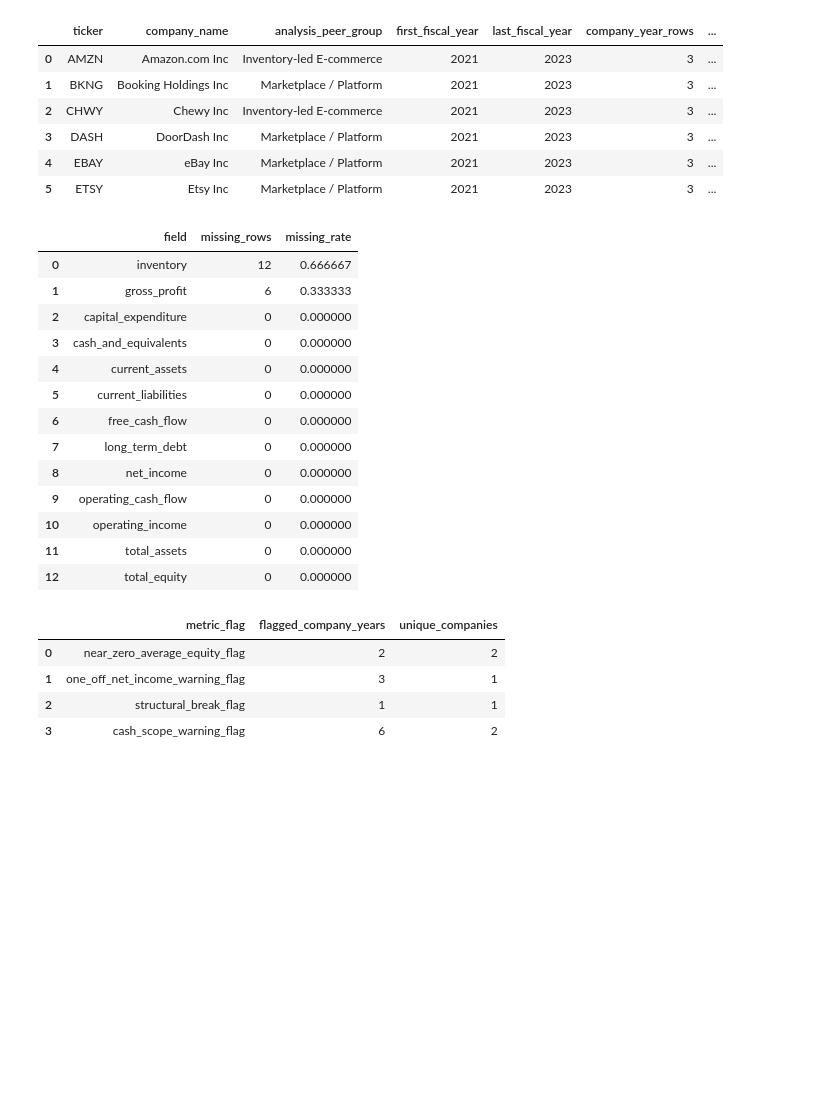
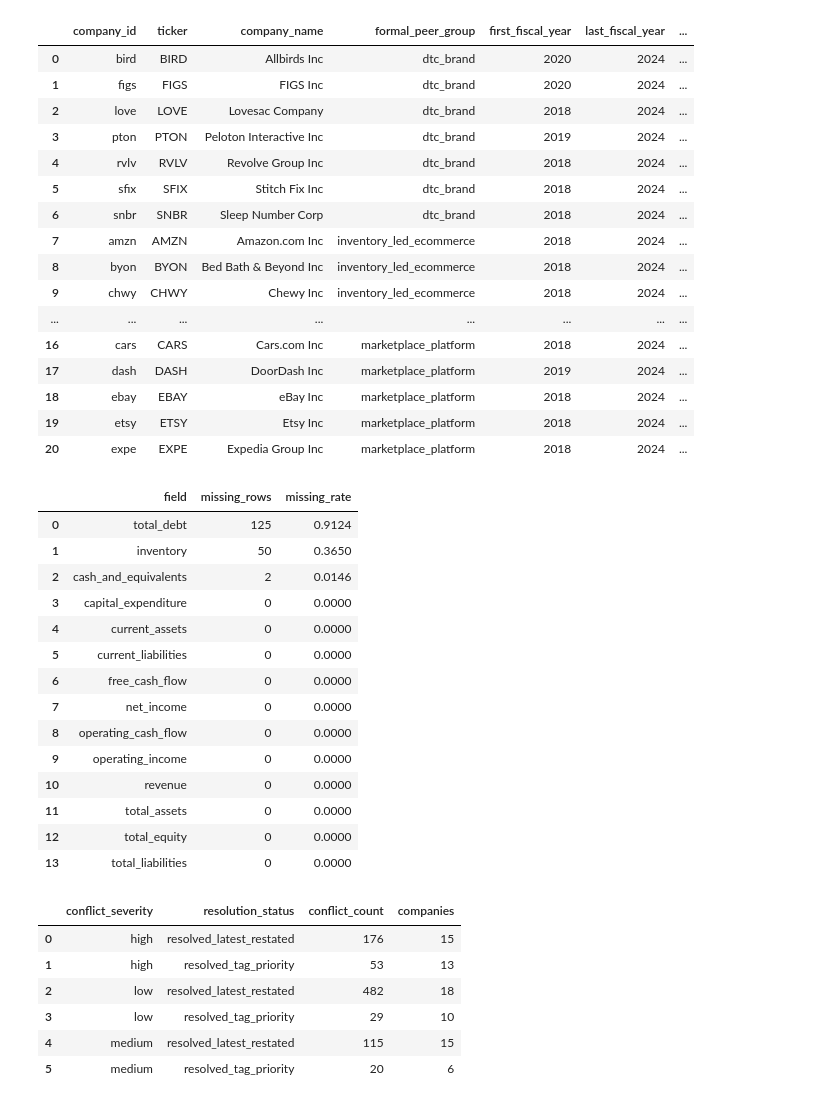
Before and after one commit to yifanwang-mvrk/financial-health-screener, a Jupyter notebook: notebooks/02_data_quality.ipynb, the cells around one changed output. Drawn from its saved outputs; the diff is of its cells as text; code cells hidden in the pictures; blank space fills up the shorter version.

```diff
--- a/notebooks/02_data_quality.ipynb
+++ b/notebooks/02_data_quality.ipynb
@@ -13,3 +13,4 @@ ROOT = Path.cwd()
 if ROOT.name == 'notebooks':
     ROOT = ROOT.parent
 pd.set_option('display.max_columns', 100)
+pd.set_option('display.float_format', lambda value: f'{value:,.4f}')
@@ -16,36 +21,51 @@ pd.set_option('display.max_columns', 100)
 # %%
 coverage = pd.read_csv(ROOT / 'data/processed/q1_coverage_summary.csv')
 missingness = pd.read_csv(ROOT / 'data/processed/q1_missingness_summary.csv')
+conflicts = pd.read_csv(ROOT / 'data/processed/q1_conflict_summary.csv')
 flags = pd.read_csv(ROOT / 'data/processed/q1_metric_flag_summary.csv')
 waterfall = pd.read_csv(ROOT / 'data/processed/q1_h1_exclusion_waterfall.csv')
 display(coverage)
 display(missingness)
+display(conflicts)
 display(flags)
 display(waterfall)
 # %% [output]
-|  | ticker | company_name | analysis_peer_group | first_fiscal_year | last_fiscal_year | company_year_rows | ... |
-| 0 | AMZN | Amazon.com Inc | Inventory-led E-commerce | 2021 | 2023 | 3 | ... |
-| 1 | BKNG | Booking Holdings Inc | Marketplace / Platform | 2021 | 2023 | 3 | ... |
-| 2 | CHWY | Chewy Inc | Inventory-led E-commerce | 2021 | 2023 | 3 | ... |
-| 3 | DASH | DoorDash Inc | Marketplace / Platform | 2021 | 2023 | 3 | ... |
-| 4 | EBAY | eBay Inc | Marketplace / Platform | 2021 | 2023 | 3 | ... |
-| 5 | ETSY | Etsy Inc | Marketplace / Platform | 2021 | 2023 | 3 | ... |
+|  | company_id | ticker | company_name | formal_peer_group | first_fiscal_year | last_fiscal_year | ... |
+| 0 | bird | BIRD | Allbirds Inc | dtc_brand | 2020 | 2024 | ... |
+| 1 | figs | FIGS | FIGS Inc | dtc_brand | 2020 | 2024 | ... |
+| 2 | love | LOVE | Lovesac Company | dtc_brand | 2018 | 2024 | ... |
+| 3 | pton | PTON | Peloton Interactive Inc | dtc_brand | 2019 | 2024 | ... |
+| 4 | rvlv | RVLV | Revolve Group Inc | dtc_brand | 2018 | 2024 | ... |
+| 5 | sfix | SFIX | Stitch Fix Inc | dtc_brand | 2018 | 2024 | ... |
+| 6 | snbr | SNBR | Sleep Number Corp | dtc_brand | 2018 | 2024 | ... |
+| 7 | amzn | AMZN | Amazon.com Inc | inventory_led_ecommerce | 2018 | 2024 | ... |
+| 8 | byon | BYON | Bed Bath & Beyond Inc | inventory_led_ecommerce | 2018 | 2024 | ... |
+| 9 | chwy | CHWY | Chewy Inc | inventory_led_ecommerce | 2018 | 2024 | ... |
+| ... | ... | ... | ... | ... | ... | ... | ... |
+| 16 | cars | CARS | Cars.com Inc | marketplace_platform | 2018 | 2024 | ... |
+| 17 | dash | DASH | DoorDash Inc | marketplace_platform | 2019 | 2024 | ... |
+| 18 | ebay | EBAY | eBay Inc | marketplace_platform | 2018 | 2024 | ... |
+| 19 | etsy | ETSY | Etsy Inc | marketplace_platform | 2018 | 2024 | ... |
+| 20 | expe | EXPE | Expedia Group Inc | marketplace_platform | 2018 | 2024 | ... |
 |  | field | missing_rows | missing_rate |
-| 0 | inventory | 12 | 0.666667 |
-| 1 | gross_profit | 6 | 0.333333 |
-| 2 | capital_expenditure | 0 | 0.000000 |
-| 3 | cash_and_equivalents | 0 | 0.000000 |
-| 4 | current_assets | 0 | 0.000000 |
-| 5 | current_liabilities | 0 | 0.000000 |
-| 6 | free_cash_flow | 0 | 0.000000 |
-| 7 | long_term_debt | 0 | 0.000000 |
-| 8 | net_income | 0 | 0.000000 |
-| 9 | operating_cash_flow | 0 | 0.000000 |
-| 10 | operating_income | 0 | 0.000000 |
-| 11 | total_assets | 0 | 0.000000 |
-| 12 | total_equity | 0 | 0.000000 |
+| 0 | total_debt | 125 | 0.9124 |
+| 1 | inventory | 50 | 0.3650 |
+| 2 | cash_and_equivalents | 2 | 0.0146 |
+| 3 | capital_expenditure | 0 | 0.0000 |
+| 4 | current_assets | 0 | 0.0000 |
+| 5 | current_liabilities | 0 | 0.0000 |
+| 6 | free_cash_flow | 0 | 0.0000 |
+| 7 | net_income | 0 | 0.0000 |
+| 8 | operating_cash_flow | 0 | 0.0000 |
+| 9 | operating_income | 0 | 0.0000 |
+| 10 | revenue | 0 | 0.0000 |
+| 11 | total_assets | 0 | 0.0000 |
+| 12 | total_equity | 0 | 0.0000 |
+| 13 | total_liabilities | 0 | 0.0000 |
-|  | metric_flag | flagged_company_years | unique_companies |
-| 0 | near_zero_average_equity_flag | 2 | 2 |
-| 1 | one_off_net_income_warning_flag | 3 | 1 |
-| 2 | structural_break_flag | 1 | 1 |
-| 3 | cash_scope_warning_flag | 6 | 2 |
+|  | conflict_severity | resolution_status | conflict_count | companies |
+| 0 | high | resolved_latest_restated | 176 | 15 |
+| 1 | high | resolved_tag_priority | 53 | 13 |
+| 2 | low | resolved_latest_restated | 482 | 18 |
+| 3 | low | resolved_tag_priority | 29 | 10 |
+| 4 | medium | resolved_latest_restated | 115 | 15 |
+| 5 | medium | resolved_tag_priority | 20 | 6 |
```
Also changed, not shown: parts of 5 cells of this notebook, 36 other files.
